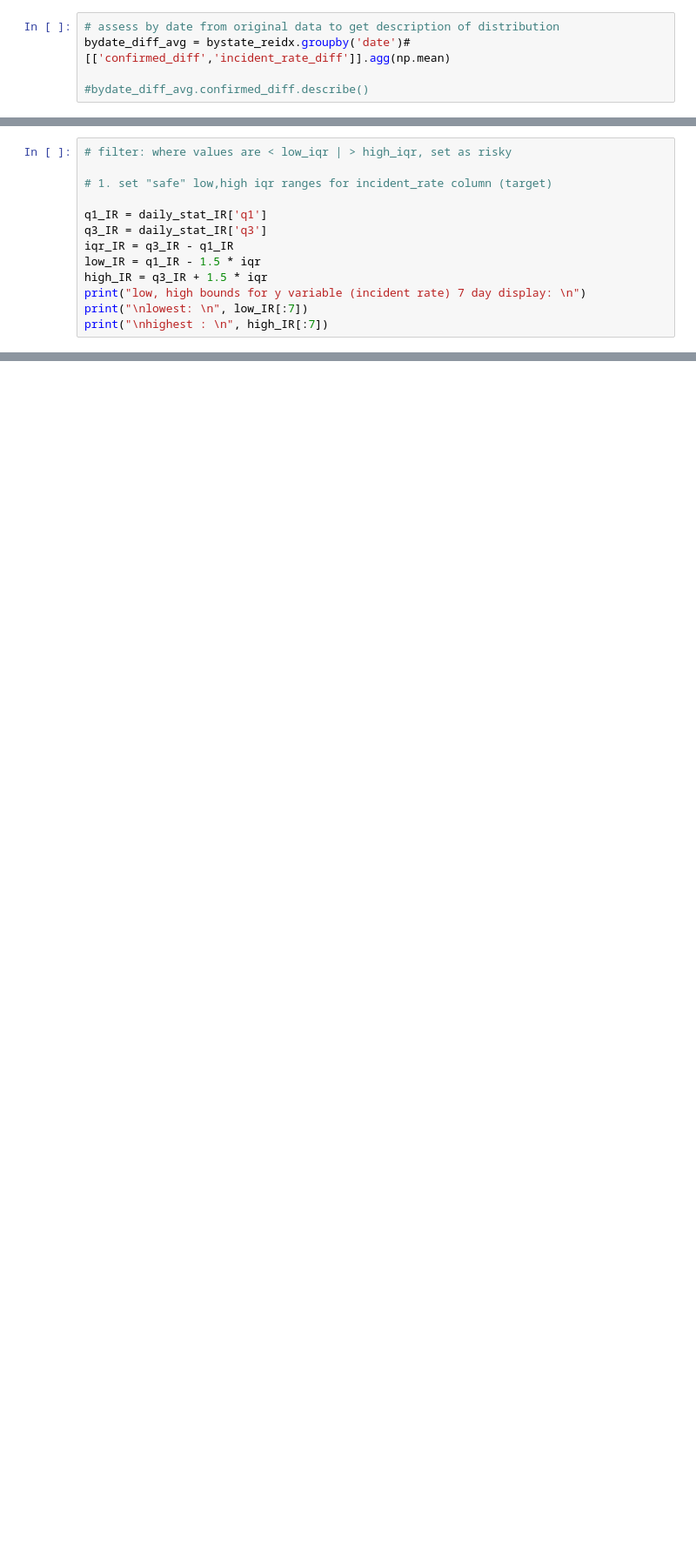
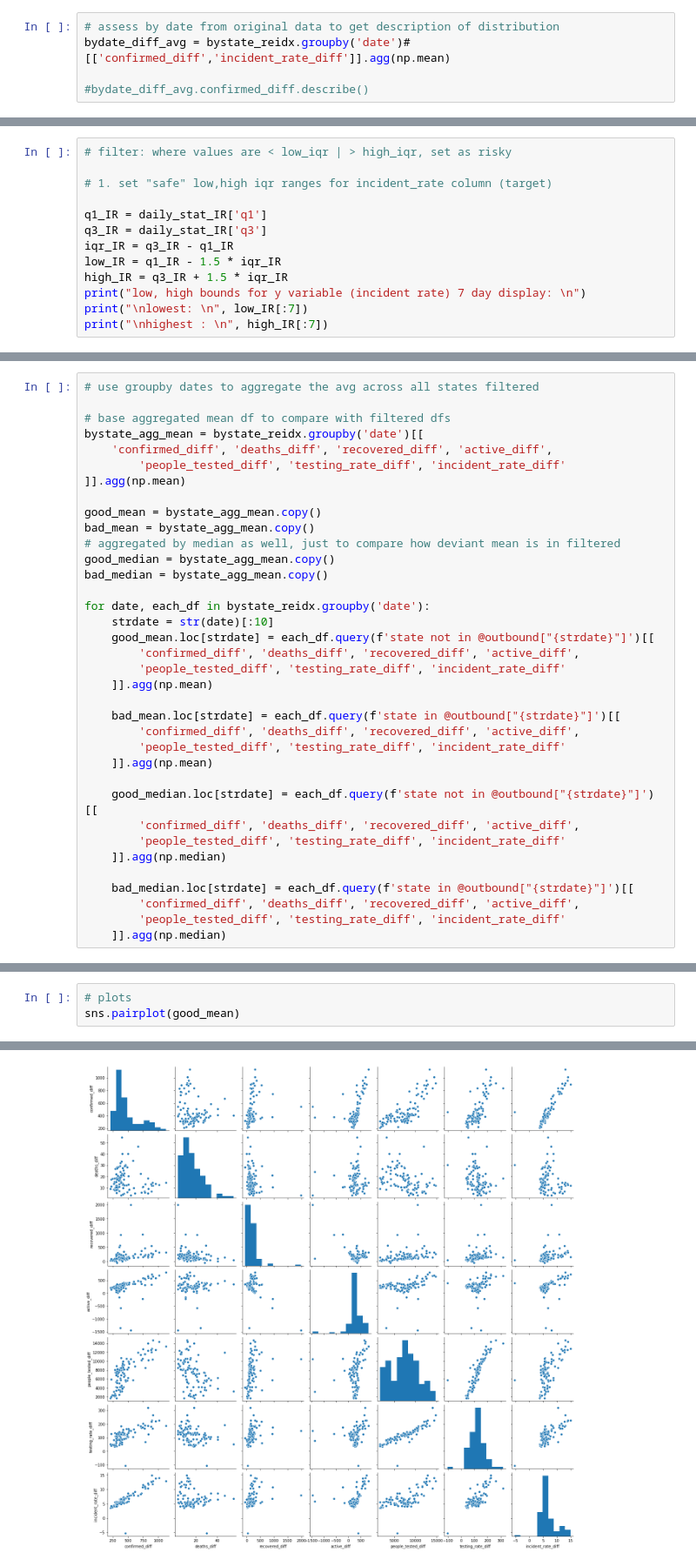
Before and after one commit to jungsNN/covid19-forecast, a Jupyter notebook: rough_draft3.ipynb, the cells around one changed output, grey strips where cells are left out. Shown at 87% size. Drawn from its saved outputs; the diff is of its cells as text; blank space fills up the shorter version.

```diff
--- a/rough_draft3.ipynb
+++ b/rough_draft3.ipynb
@@ -588,8 +526,8 @@ date
 q1_IR = daily_stat_IR['q1']
 q3_IR = daily_stat_IR['q3']
 iqr_IR = q3_IR - q1_IR
-low_IR = q1_IR - 1.5 * iqr
-high_IR = q3_IR + 1.5 * iqr
+low_IR = q1_IR - 1.5 * iqr_IR
+high_IR = q3_IR + 1.5 * iqr_IR
 print("low, high bounds for y variable (incident rate) 7 day display: \n")
 print("\nlowest: \n", low_IR[:7])
 print("\nhighest : \n", high_IR[:7])
@@ -637,0 +583,36 @@ uniq_states = set(midx[0] for midx in state_ts.index)
+# %%
+# use groupby dates to aggregate the avg across all states filtered
+
+# base aggregated mean df to compare with filtered dfs
+bystate_agg_mean = bystate_reidx.groupby('date')[[
+    'confirmed_diff', 'deaths_diff', 'recovered_diff', 'active_diff',
+        'people_tested_diff', 'testing_rate_diff', 'incident_rate_diff'
+]].agg(np.mean)
+
+good_mean = bystate_agg_mean.copy()
+bad_mean = bystate_agg_mean.copy()
+# aggregated by median as well, just to compare how deviant mean is in filtered
+good_median = bystate_agg_mean.copy()
+bad_median = bystate_agg_mean.copy()
+
+for date, each_df in bystate_reidx.groupby('date'):
+    strdate = str(date)[:10]
+    good_mean.loc[strdate] = each_df.query(f'state not in @outbound["{strdate}"]')[[
+        'confirmed_diff', 'deaths_diff', 'recovered_diff', 'active_diff',
+        'people_tested_diff', 'testing_rate_diff', 'incident_rate_diff'
+    ]].agg(np.mean)
+
+    bad_mean.loc[strdate] = each_df.query(f'state in @outbound["{strdate}"]')[[
+        'confirmed_diff', 'deaths_diff', 'recovered_diff', 'active_diff',
+        'people_tested_diff', 'testing_rate_diff', 'incident_rate_diff'
+    ]].agg(np.mean)
+
+    good_median.loc[strdate] = each_df.query(f'state not in @outbound["{strdate}"]')[[
+        'confirmed_diff', 'deaths_diff', 'recovered_diff', 'active_diff',
+        'people_tested_diff', 'testing_rate_diff', 'incident_rate_diff'
+    ]].agg(np.median)
+
+    bad_median.loc[strdate] = each_df.query(f'state in @outbound["{strdate}"]')[[
+        'confirmed_diff', 'deaths_diff', 'recovered_diff', 'active_diff',
+        'people_tested_diff', 'testing_rate_diff', 'incident_rate_diff'
+    ]].agg(np.median)
@@ -637,0 +723,4 @@ uniq_states = set(midx[0] for midx in state_ts.index)
+# %%
+# plots
+sns.pairplot(good_mean)
+# %% [output]
@@ -637,0 +728 @@ uniq_states = set(midx[0] for midx in state_ts.index)
+[figure, added]
```
Also changed, not shown: parts of 34 cells of this notebook.
